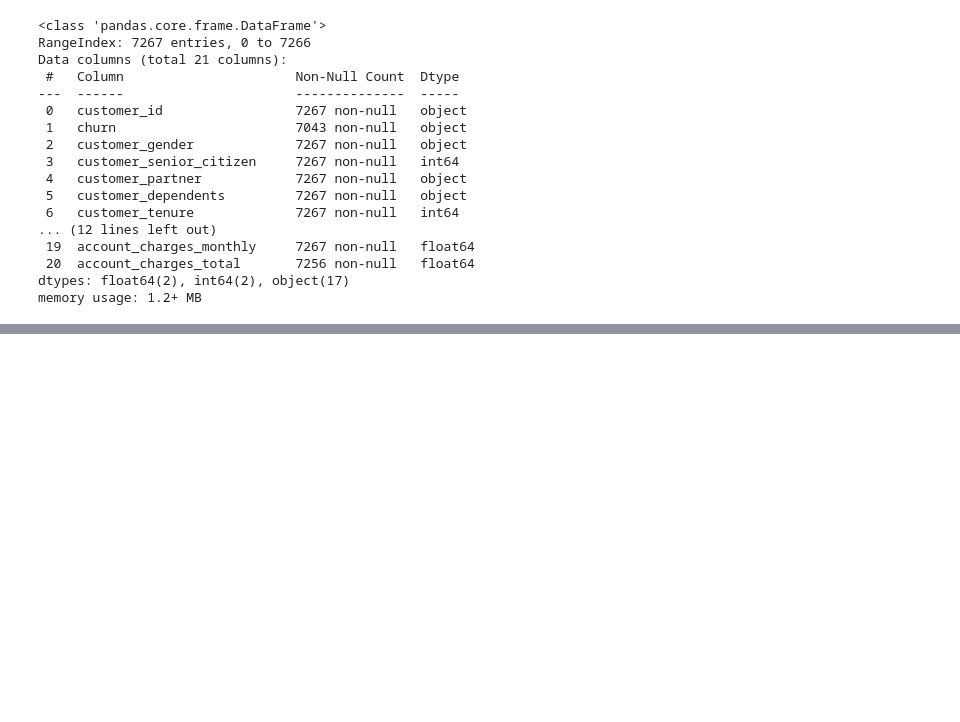
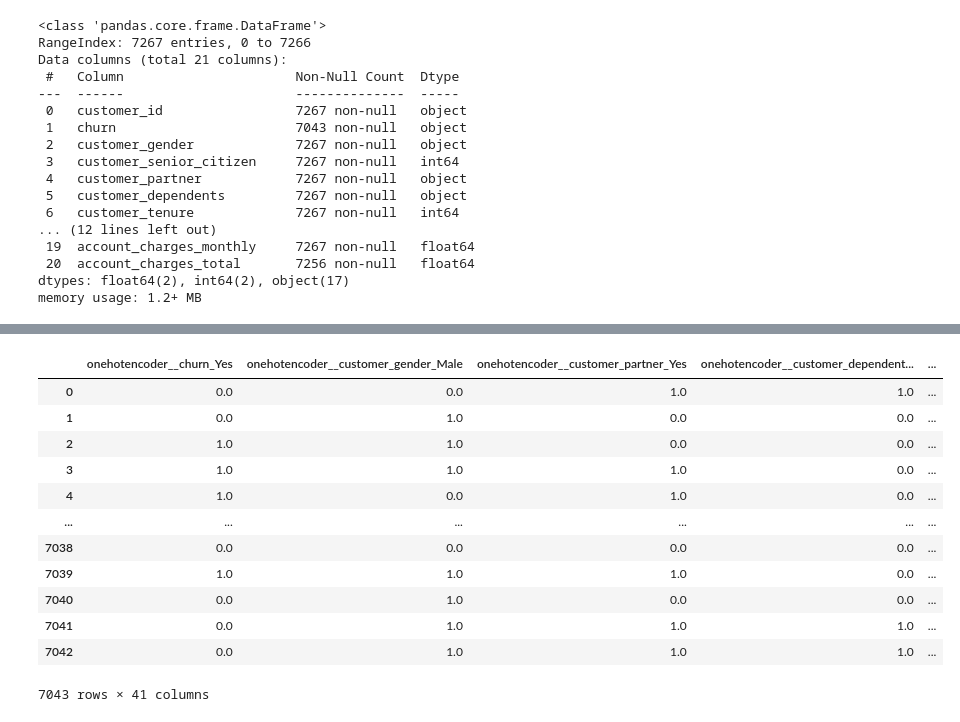
Before and after one commit to paulahruizpro-ux/telecom-x-ii, a Jupyter notebook: Telecom_X_2.ipynb, the cells around one changed output, grey strips where cells are left out. Cells and saved outputs as stored; diff of their text form; code cells hidden in the pictures; blank space fills up the shorter version.

```diff
--- a/Telecom_X_2.ipynb
+++ b/Telecom_X_2.ipynb
@@ -38,0 +56,15 @@ memory usage: 1.2+ MB
+# %%
+# Imputação de NaN do account_charges_total
+from sklearn.impute import SimpleImputer
+
+#criar imputer com estratégia 'median'
+
+imputer = SimpleImputer(strategy='median')
+
+#seleciona coluna com Nan e com ravel substitui os valores originais
+#pelos valores limpos
+
+dados['account_charges_total'] = imputer.fit_transform(
+    dados[['account_charges_total']]
+).ravel()
+print("NaNs após imputação:", dados['account_charges_total'].isna().sum())
@@ -65,0 +186,17 @@ memory usage: 1.1+ MB
+# %%
+dados_encoded= pd.DataFrame(dados_encoded,columns= one_hot.get_feature_names_out(colunas))
+dados_encoded
+# %% [output]
+|  | onehotencoder__churn_Yes | onehotencoder__customer_gender_Male | onehotencoder__customer_partner_Yes | onehotencoder__customer_dependent... | ... |
+| 0 | 0.0 | 0.0 | 1.0 | 1.0 | ... |
+| 1 | 0.0 | 1.0 | 0.0 | 0.0 | ... |
+| 2 | 1.0 | 1.0 | 0.0 | 0.0 | ... |
+| 3 | 1.0 | 1.0 | 1.0 | 0.0 | ... |
+| 4 | 1.0 | 0.0 | 1.0 | 0.0 | ... |
+| ... | ... | ... | ... | ... | ... |
+| 7038 | 0.0 | 0.0 | 0.0 | 0.0 | ... |
+| 7039 | 1.0 | 1.0 | 1.0 | 0.0 | ... |
+| 7040 | 0.0 | 1.0 | 0.0 | 0.0 | ... |
+| 7041 | 0.0 | 1.0 | 1.0 | 1.0 | ... |
+| 7042 | 0.0 | 1.0 | 1.0 | 1.0 | ... |
+7043 rows × 41 columns
```
Also changed, not shown: parts of 19 cells of this notebook.
